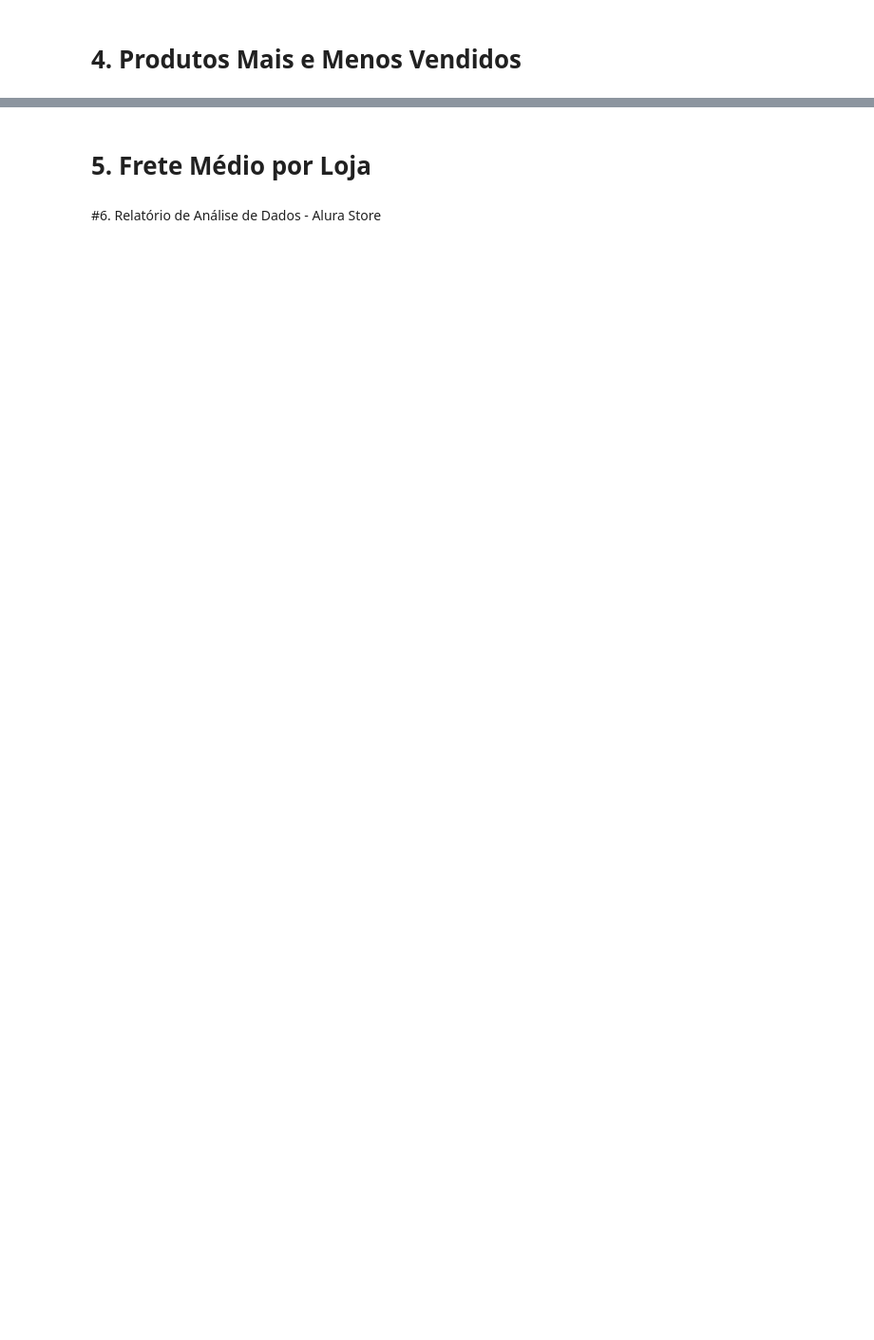
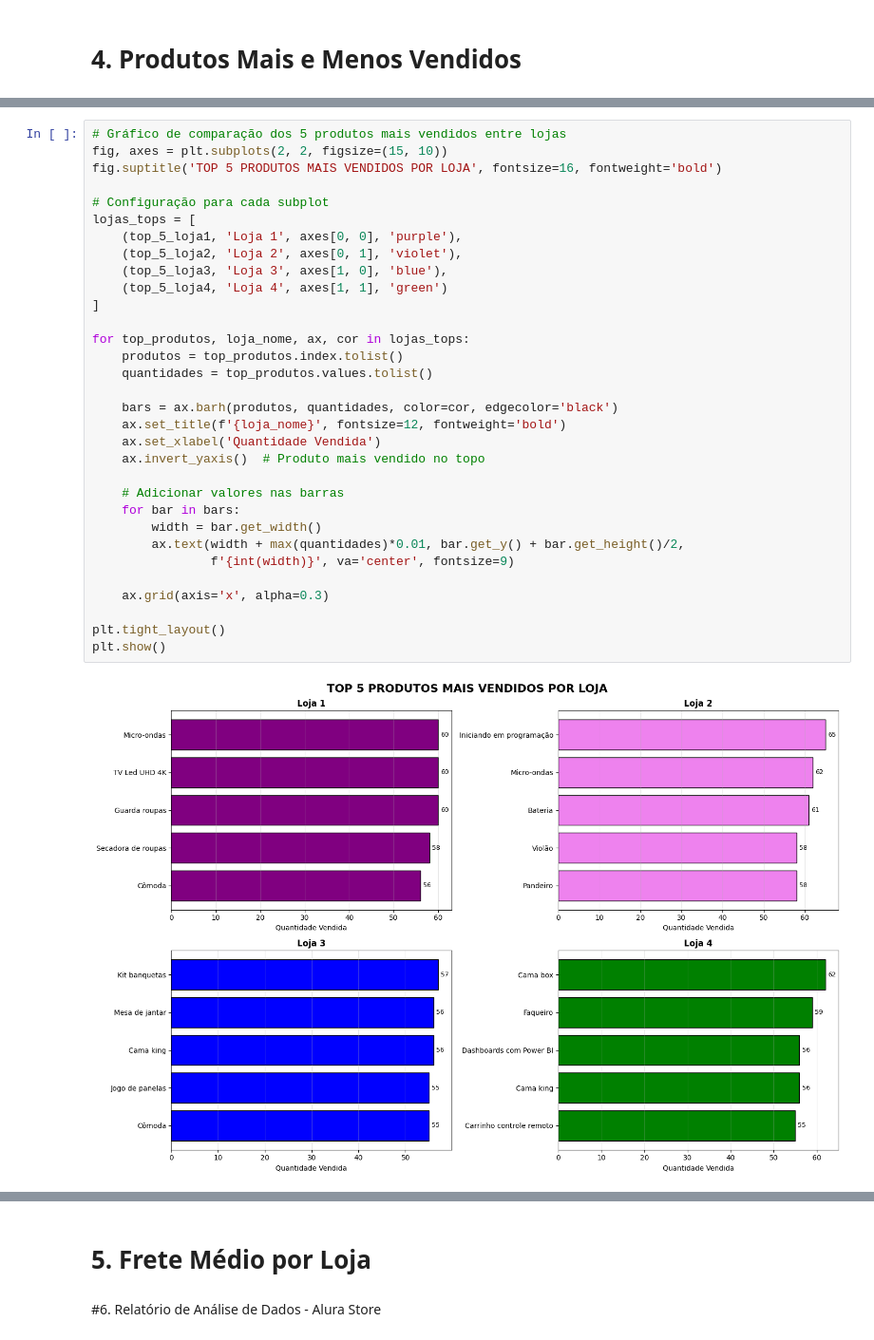
Before and after one commit to RodrigoMeneghettiEducation/AluraStoreBrasilChallengeDataSciencePythonPandas, a Jupyter notebook: AluraStoreBrasil.ipynb, the cells around one changed output, grey strips where cells are left out. Shown at 95% size. Saved outputs shown, nothing was run; the diff lists cells and outputs as text; blank space fills up the shorter version.

```diff
--- a/AluraStoreBrasil.ipynb
+++ b/AluraStoreBrasil.ipynb
@@ -267,3 +494,37 @@ for i, (produto, qtd) in enumerate(bottom_5_loja4.tail().iloc[::-1].items(),1):
 -3. Violão: 37 unidades
 -4. Ciência de dados com python: 38 unidades
 -5. Geladeira: 38 unidades
+# %%
+# Gráfico de comparação dos 5 produtos mais vendidos entre lojas
+fig, axes = plt.subplots(2, 2, figsize=(15, 10))
+fig.suptitle('TOP 5 PRODUTOS MAIS VENDIDOS POR LOJA', fontsize=16, fontweight='bold')
+
+# Configuração para cada subplot
+lojas_tops = [
+    (top_5_loja1, 'Loja 1', axes[0, 0], 'purple'),
+    (top_5_loja2, 'Loja 2', axes[0, 1], 'violet'),
+    (top_5_loja3, 'Loja 3', axes[1, 0], 'blue'),
+    (top_5_loja4, 'Loja 4', axes[1, 1], 'green')
+]
+
+for top_produtos, loja_nome, ax, cor in lojas_tops:
+    produtos = top_produtos.index.tolist()
+    quantidades = top_produtos.values.tolist()
+
+    bars = ax.barh(produtos, quantidades, color=cor, edgecolor='black')
+    ax.set_title(f'{loja_nome}', fontsize=12, fontweight='bold')
+    ax.set_xlabel('Quantidade Vendida')
+    ax.invert_yaxis()  # Produto mais vendido no topo
+
+    # Adicionar valores nas barras
+    for bar in bars:
+        width = bar.get_width()
+        ax.text(width + max(quantidades)*0.01, bar.get_y() + bar.get_height()/2,
+                f'{int(width)}', va='center', fontsize=9)
+
+    ax.grid(axis='x', alpha=0.3)
+
+plt.tight_layout()
+plt.show()
+# %% [output]
+[figure, added]
```
Also changed, not shown: parts of 25 cells of this notebook.
